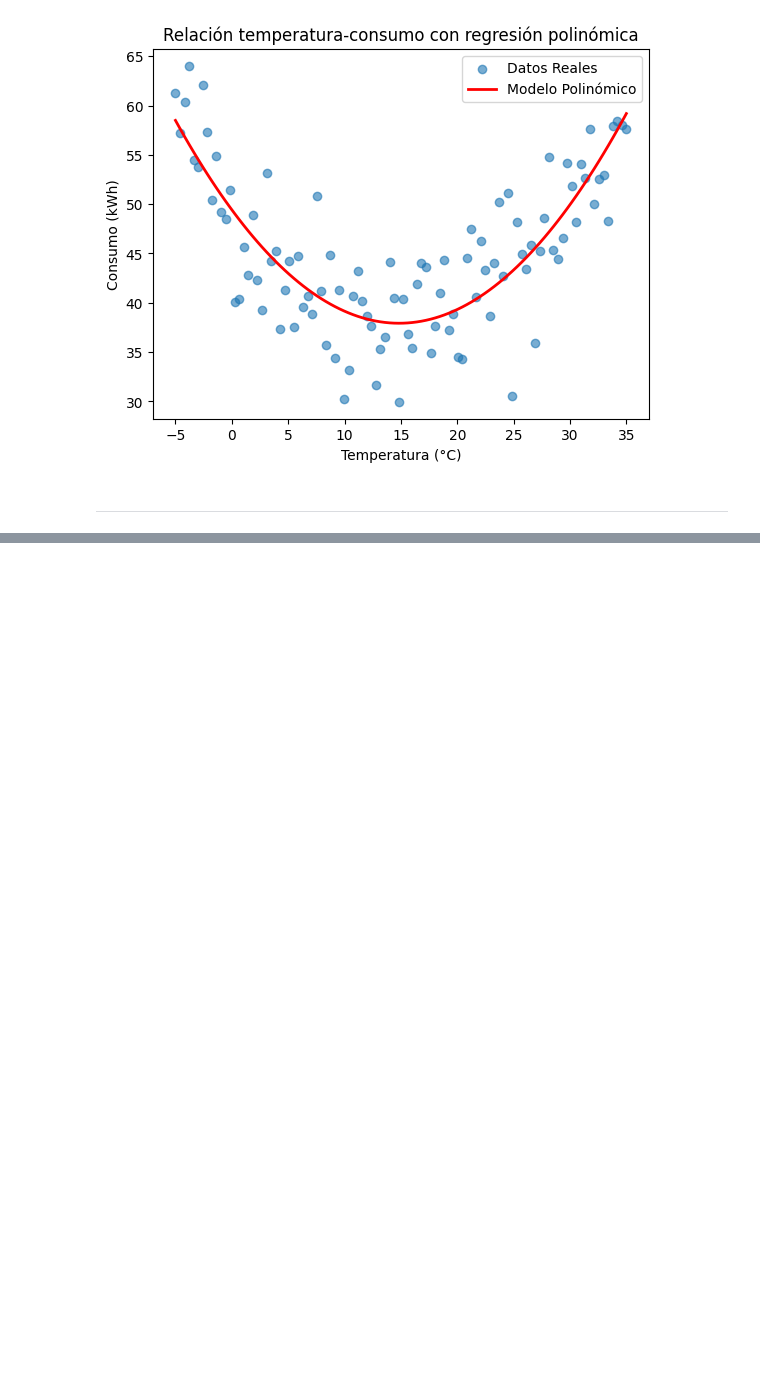
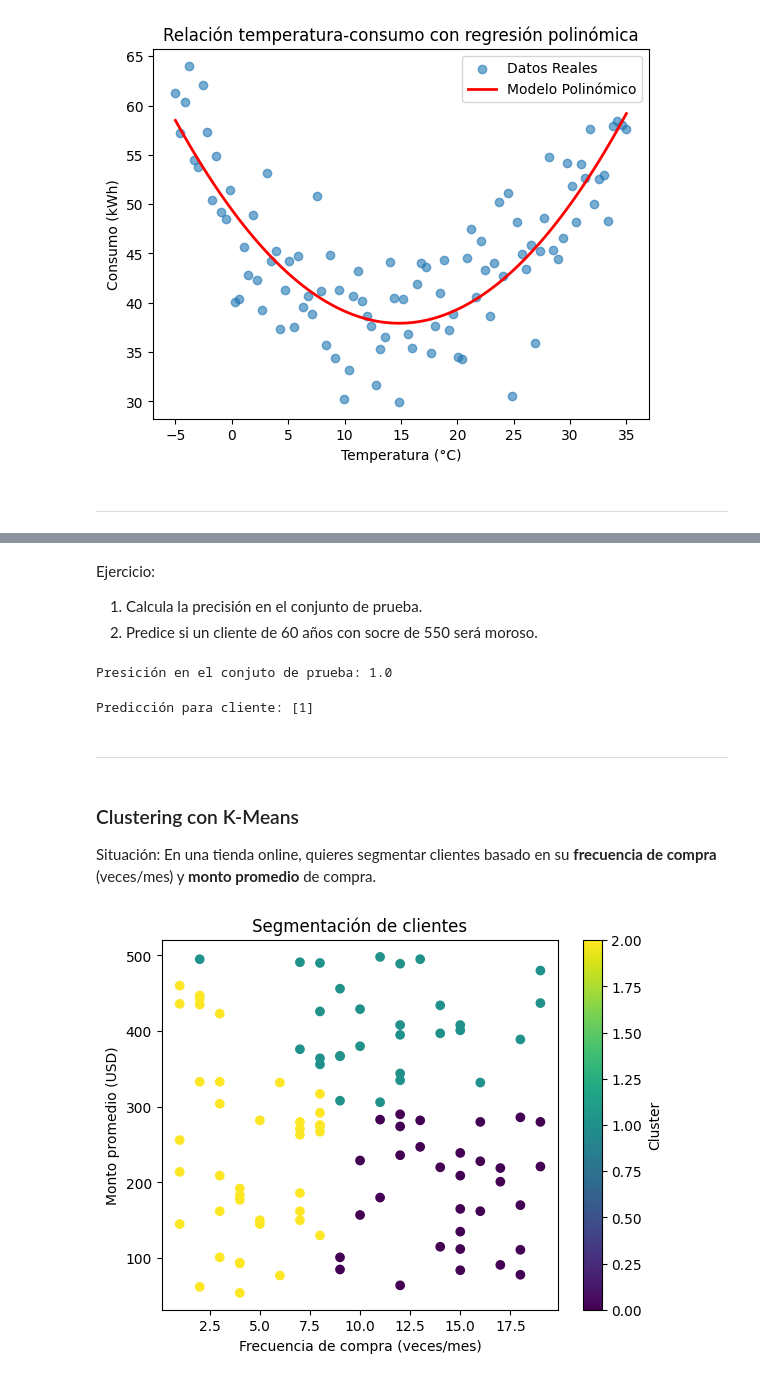
Before and after one commit to rodrigoalegre210/IA, a Jupyter notebook: IA-8.ipynb, the cells around one changed output, grey strips where cells are left out. Drawn from its saved outputs; the diff is of its cells as text; code cells hidden in the pictures; blank space fills up the shorter version.

```diff
--- a/IA-8.ipynb
+++ b/IA-8.ipynb
@@ -129,0 +163,55 @@ plt.show()
+# %% [markdown]
+Ejercicio:
+
+1. Calcula la precisión en el conjunto de prueba.
+2. Predice si un cliente de 60 años con socre de 550 será moroso.
+# %%
+y_pred = modelo.predict(X_test)
+
+print("Precisión en el conjuto de prueba:", accuracy_score(y_test, y_pred))
+# %% [output]
+Presición en el conjuto de prueba: 1.0
+# %%
+nuevo_cliente = [[60, 550]]
+prediccion = modelo.predict(nuevo_cliente)
+
+print("Predicción para cliente:", prediccion)
+# %% [output]
+Predicción para cliente: [1]
+# %% [markdown]
+---
+# %% [markdown]
+### Clustering con K-Means
+
+Situación: En una tienda online, quieres segmentar clientes basado en su **frecuencia de compra** (veces/mes) y **monto promedio** de compra.
+# %%
+import numpy as np
+import matplotlib.pyplot as plt
+
+from sklearn.cluster import KMeans
+from sklearn.preprocessing import StandardScaler
+
+# Datos
+np.random.seed(42)
+frecuencia = np.random.randint(1, 20, 100)
+monto = np.random.randint(50, 500, 100)
+datos_clientes = np.column_stack([frecuencia, monto])
+
+# Estandarizar datos
+scaler = StandardScaler()
+datos_escalados = scaler.fit_transform(datos_clientes)
+
+# K-Means con 3 clusters
+kmeans = KMeans(n_clusters = 3, random_state = 42)
+clusters = kmeans.fit_predict(datos_escalados)
+
+# Visualizar
+plt.scatter(frecuencia, monto, c = clusters, cmap = 'viridis')
+plt.xlabel('Frecuencia de compra (veces/mes)')
+plt.ylabel('Monto promedio (USD)')
+plt.title('Segmentación de clientes')
+plt.colorbar(label = 'Cluster')
+
+plt.show()
+# %% [output]
+[figure, added]
```
Also changed, not shown: parts of 7 cells of this notebook.
